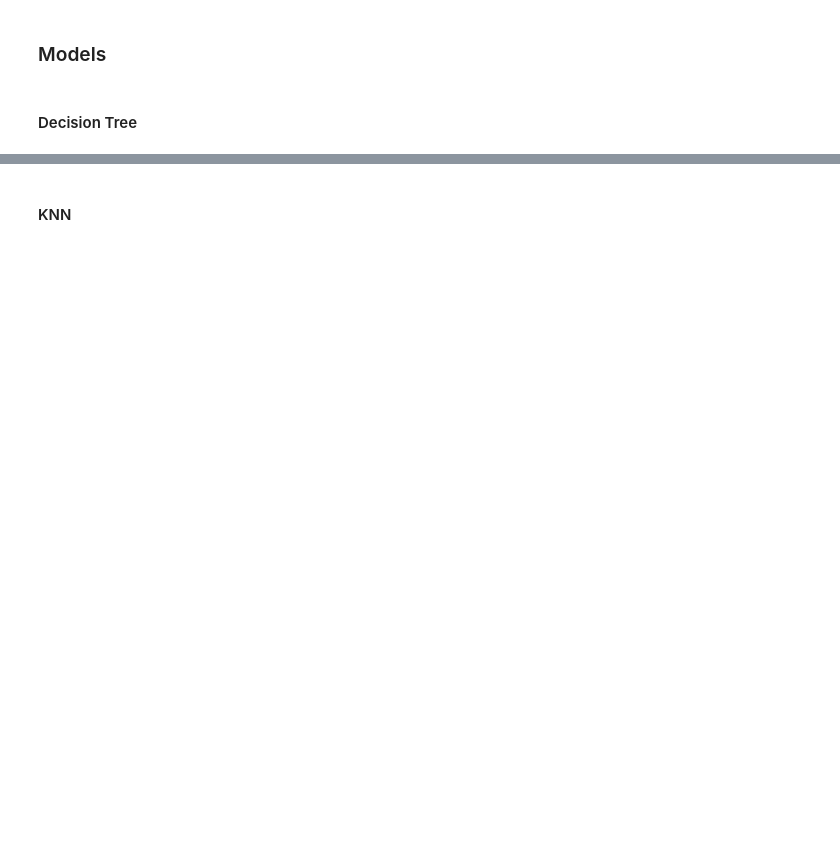
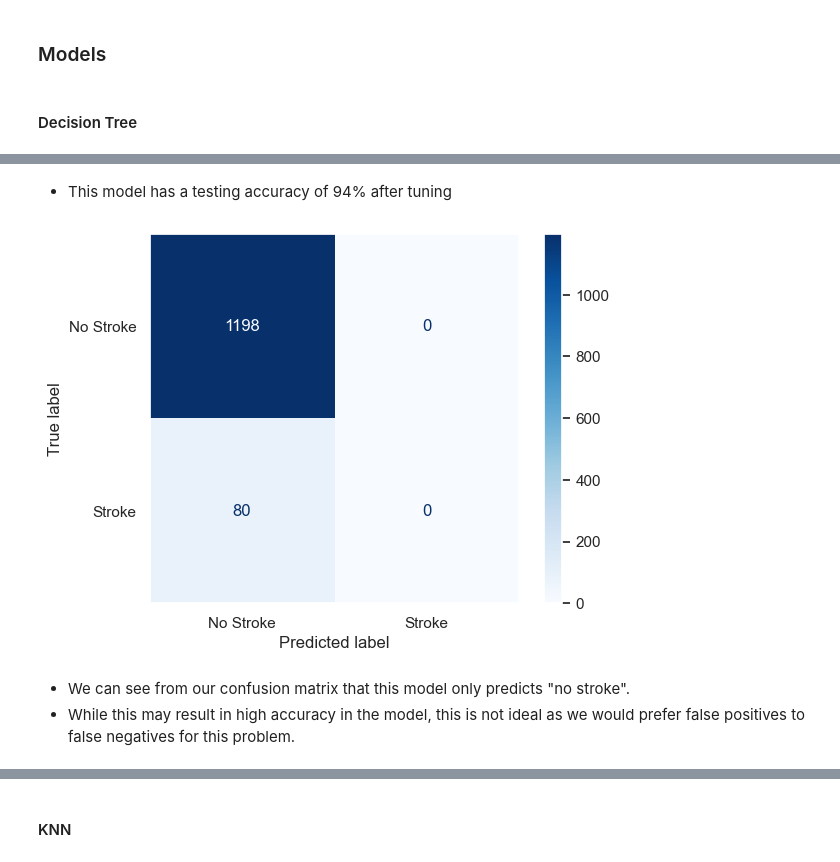
Before and after one commit to Zach-Hanson3/At-Risk-Stroke-Prediction, a Jupyter notebook: Stroke_Prediction.ipynb, the cells around one changed output, grey strips where cells are left out. Drawn from its saved outputs; the diff is of its cells as text; code cells hidden in the pictures; blank space fills up the shorter version.

```diff
--- a/Stroke_Prediction.ipynb
+++ b/Stroke_Prediction.ipynb
@@ -695,0 +759,11 @@ logreg = LogisticRegression(random_state=42)
+# %%
+#Seeing if we can tune this model a little better
+dt_param2 = {'decisiontreeclassifier__max_depth': range(1, 5),
+            'decisiontreeclassifier__min_samples_leaf': range(1, 5),
+            'decisiontreeclassifier__min_samples_split': range(2, 5)}
+# %%
+#Searching for best combo
+dt_gs2 = GridSearchCV(dt_pipe, dt_param2)
+
+#Fitting model
+dt_gs2.fit(X_train, y_train)
@@ -695,0 +788,6 @@ logreg = LogisticRegression(random_state=42)
+# %%
+#Getting best model
+dt_best = dt_gs2.best_estimator_
+
+#Fitting
+dt_best.fit(X_train, y_train)
@@ -695,0 +809,6 @@ logreg = LogisticRegression(random_state=42)
+# %%
+#predicting model
+dt_pred = dt_best.predict(X_test)
+
+#Classification report
+print(classification_report(y_test, dt_pred, zero_division=1))
@@ -695,0 +824,13 @@ logreg = LogisticRegression(random_state=42)
+# %% [markdown]
+- This model has a testing accuracy of 94% after tuning
+# %%
+#Plotting confusion matrix
+labels = ['No Stroke', 'Stroke']
+ConfusionMatrixDisplay.from_predictions(y_test, dt_pred, display_labels=labels,
+                                        cmap='Blues');
+plt.grid(False)
+# %% [output]
+[figure, added]
+# %% [markdown]
+- We can see from our confusion matrix that this model only predicts "no stroke".
+- While this may result in high accuracy in the model, this is not ideal as we would prefer false positives to false negatives for this problem.
```
Also changed, not shown: parts of 85 cells of this notebook, 5 other files.
